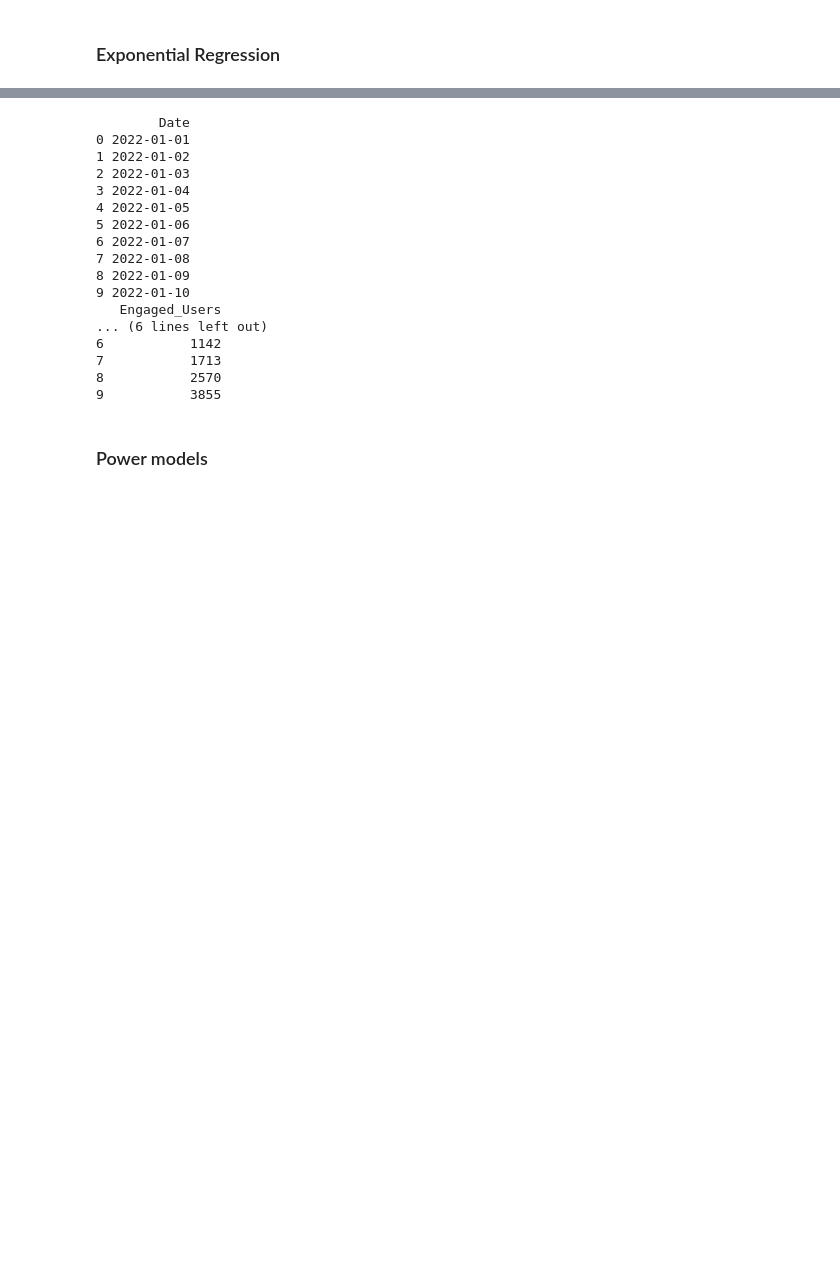
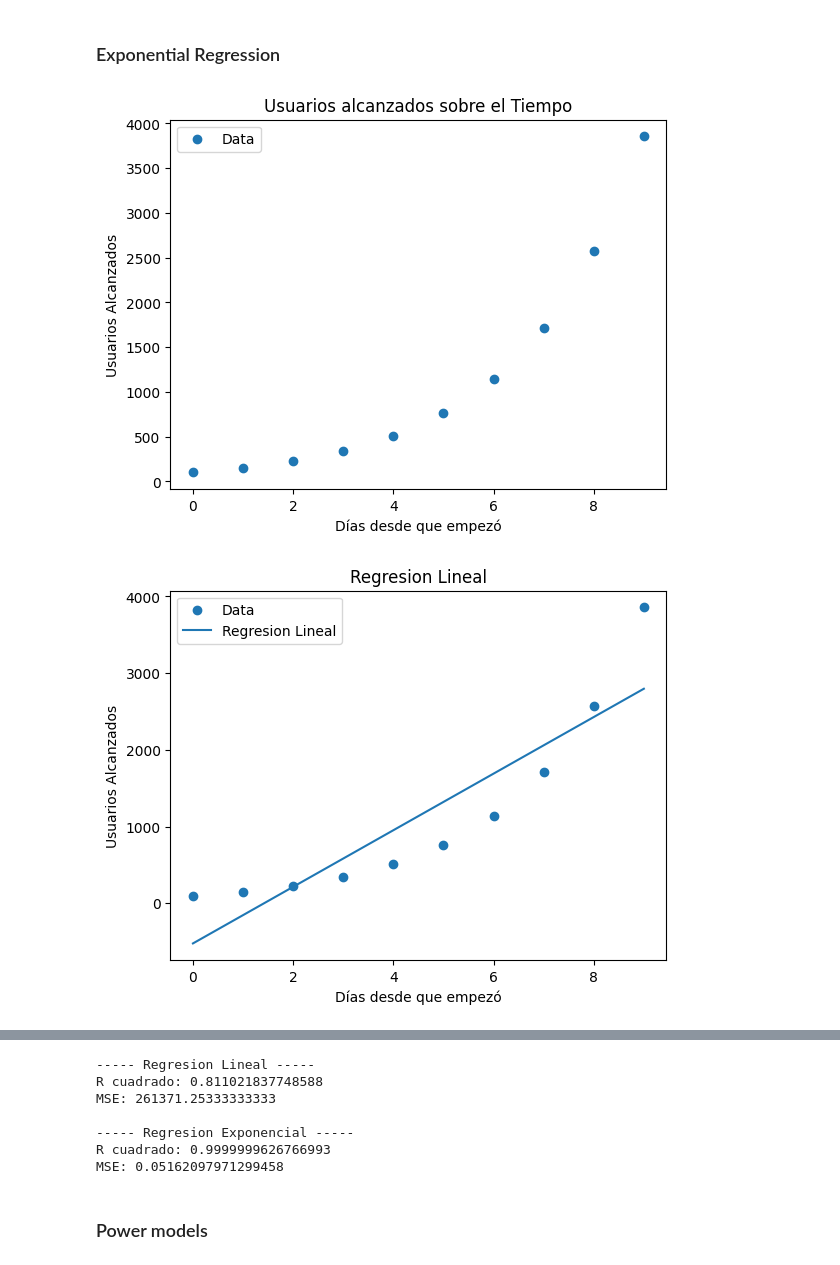
Before and after one commit to MarcoMilos/Advanced-AI-Class, a Jupyter notebook: ara_pt1/ara_pt1.ipynb, the cells around one changed output, grey strips where cells are left out. Drawn from its saved outputs; the diff is of its cells as text; code cells hidden in the pictures; blank space fills up the shorter version.

```diff
--- a/ara_pt1/ara_pt1.ipynb
+++ b/ara_pt1/ara_pt1.ipynb
@@ -89,24 +90,63 @@ plt.show()
 # %%
 # Sample dataset
 data2 = {
     'Date': pd.date_range(start='2022-01-01', periods=10),
     'Engaged_Users': [100,150,225,338,507,761,1142,1713,2570,3855]
 }
 
 # Create a DataFrame from the dataset
 df2 = pd.DataFrame(data2)
 
 # Extract the features (Date) and target (Engaged_Users)
-features = df2[["Date"]]
-target = df2[["Engaged_Users"]]
+df2["Days"] = (df2["Date"] - df2["Date"].min()).dt.days.astype(float) # Hacemos la conversión de fechas a números para que sea capaz de utilizarse en el modelo, ya que los modelos de regresión no entienden directamente las fechas
+features = df2[["Days"]].values
+target = df2["Engaged_Users"].values
 
 # Visualize the data
+plt.scatter(df2["Days"], df2["Engaged_Users"], label="Data")
+plt.title("Usuarios alcanzados sobre el Tiempo")
+plt.xlabel("Días desde que empezó")
+plt.ylabel("Usuarios Alcanzados")
+plt.legend()
+plt.show()
 
 # Fit linear regression for comparison
+lin_reg = LinearRegression()
+lin_reg.fit(features, target)
+y_pred_lin = lin_reg.predict(features)
 
+plt.scatter(df2["Days"], df2["Engaged_Users"], label="Data")
+plt.plot(df2["Days"], y_pred_lin, label="Regresion Lineal")
+plt.title("Regresion Lineal")
+plt.xlabel("Días desde que empezó")
+plt.ylabel("Usuarios Alcanzados")
+plt.legend()
+plt.show()
 
 # Fit exponential regression
+def exponential(x, a, b):
+    return a * np.exp(b * x)
 
+# curve_fit espera 1D np.array
+params, _ = curve_fit(exponential, df2["Days"].values, df2["Engaged_Users"].values, p0=(1, 0.1))
+y_pred_exp = exponential(df2["Days"].values, params[0], params[1])
+
+plt.scatter(df2["Days"], df2["Engaged_Users"], label="Data")
+plt.plot(df2["Days"], y_pred_exp, label="Regresion Exponencial")
+plt.title("Regresion Exponencial")
+plt.xlabel("Días desde que empezó")
+plt.ylabel("Usuarios Alcanzados")
+plt.legend()
+plt.show()
 
 # Evaluate the models
+print("----- Regresion Lineal -----")
+print("R cuadrado:", r2_score(target, y_pred_lin))
+print("MSE:", mean_squared_error(target, y_pred_lin))
+
+print("\n----- Regresion Exponencial -----")
+print("R cuadrado:", r2_score(target, y_pred_exp))
+print("MSE:", mean_squared_error(target, y_pred_exp))
 # %% [output]
+[figure, added]
+[figure, added]
@@ -113,20 +154,10 @@ target = df2[["Engaged_Users"]]
-        Date
-0 2022-01-01
-1 2022-01-02
-2 2022-01-03
-3 2022-01-04
-4 2022-01-05
-5 2022-01-06
-6 2022-01-07
-7 2022-01-08
-8 2022-01-09
-9 2022-01-10
-   Engaged_Users
-... (6 lines left out)
-6           1142
-7           1713
-8           2570
-9           3855
+----- Regresion Lineal -----
+R cuadrado: 0.811021837748588
+MSE: 261371.25333333333
+
+----- Regresion Exponencial -----
+R cuadrado: 0.9999999626766993
+MSE: 0.05162097971299458
 # %% [markdown]
 ### Power models
 # %%
```
Also changed, not shown: parts of 3 cells of this notebook.
